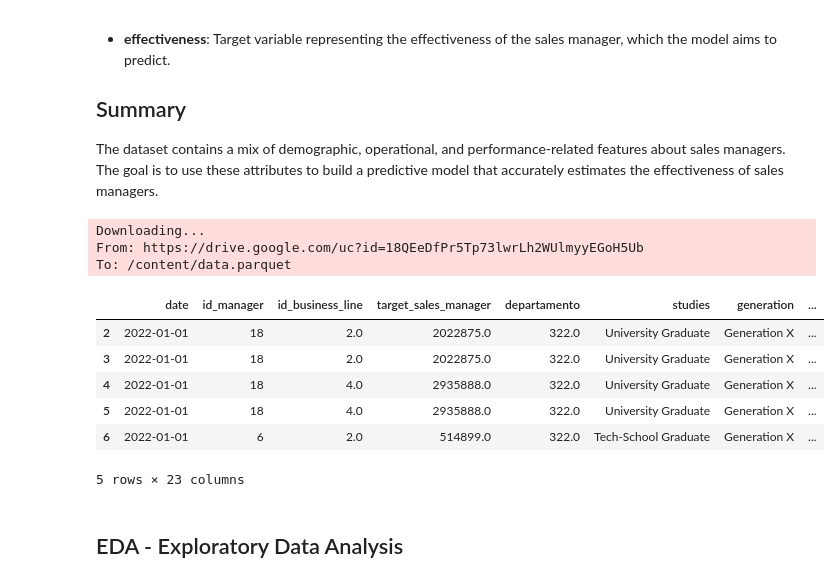
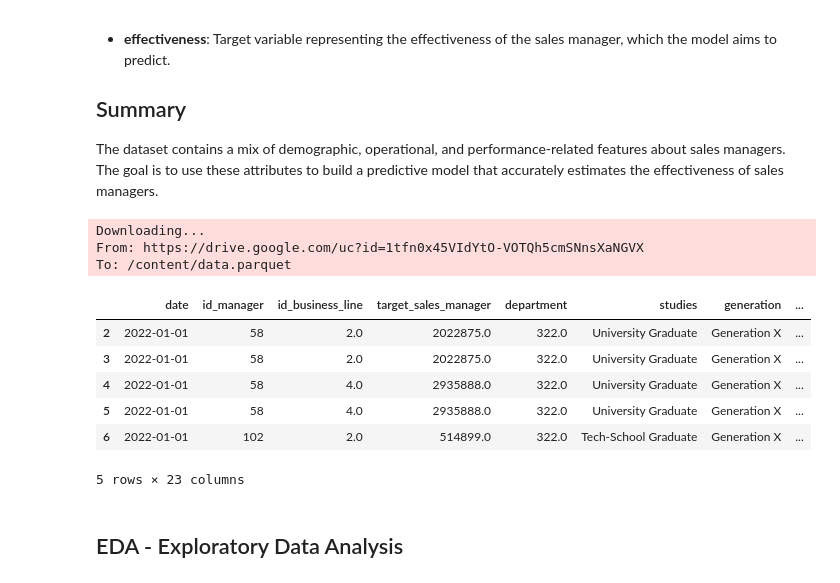
Before and after one commit to jzsmoreno/Workflow, a Jupyter notebook: mlcourse/src/A1_Boosting_Algorithms.ipynb, the cells around one changed output. Saved outputs shown, nothing was run; the diff lists cells and outputs as text; code cells hidden in the pictures.

```diff
--- a/mlcourse/src/A1_Boosting_Algorithms.ipynb
+++ b/mlcourse/src/A1_Boosting_Algorithms.ipynb
@@ -78,22 +78,22 @@ import gdown
 
 The dataset contains a mix of demographic, operational, and performance-related features about sales managers. The goal is to use these attributes to build a predictive model that accurately estimates the effectiveness of sales managers.
 # %%
-url = "https://drive.google.com/file/d/18QEeDfPr5Tp73lwrLh2WUlmyyEGoH5Ub/view?usp=sharing"
+url = "https://drive.google.com/file/d/1tfn0x45VIdYtO-VOTQh5cmSNnsXaNGVX/view?usp=sharing"
 output_path = "./data.parquet"
 gdown.download(url, output_path, quiet=False, fuzzy=True)
 
 df = pd.read_parquet("./data.parquet")
 df.head()
 # %% [output]
 Downloading...
-From: https://drive.google.com/uc?id=18QEeDfPr5Tp73lwrLh2WUlmyyEGoH5Ub
+From: https://drive.google.com/uc?id=1tfn0x45VIdYtO-VOTQh5cmSNnsXaNGVX
 To: /content/data.parquet
-|  | date | id_manager | id_business_line | target_sales_manager | departamento | studies | generation | ... |
-| 2 | 2022-01-01 | 18 | 2.0 | 2022875.0 | 322.0 | University Graduate | Generation X | ... |
-| 3 | 2022-01-01 | 18 | 2.0 | 2022875.0 | 322.0 | University Graduate | Generation X | ... |
-| 4 | 2022-01-01 | 18 | 4.0 | 2935888.0 | 322.0 | University Graduate | Generation X | ... |
-| 5 | 2022-01-01 | 18 | 4.0 | 2935888.0 | 322.0 | University Graduate | Generation X | ... |
-| 6 | 2022-01-01 | 6 | 2.0 | 514899.0 | 322.0 | Tech-School Graduate | Generation X | ... |
+|  | date | id_manager | id_business_line | target_sales_manager | department | studies | generation | ... |
+| 2 | 2022-01-01 | 58 | 2.0 | 2022875.0 | 322.0 | University Graduate | Generation X | ... |
+| 3 | 2022-01-01 | 58 | 2.0 | 2022875.0 | 322.0 | University Graduate | Generation X | ... |
+| 4 | 2022-01-01 | 58 | 4.0 | 2935888.0 | 322.0 | University Graduate | Generation X | ... |
+| 5 | 2022-01-01 | 58 | 4.0 | 2935888.0 | 322.0 | University Graduate | Generation X | ... |
+| 6 | 2022-01-01 | 102 | 2.0 | 514899.0 | 322.0 | Tech-School Graduate | Generation X | ... |
 5 rows × 23 columns
 # %% [markdown]
 ## EDA - Exploratory Data Analysis
```
Also changed, not shown: parts of 2 cells of this notebook.
